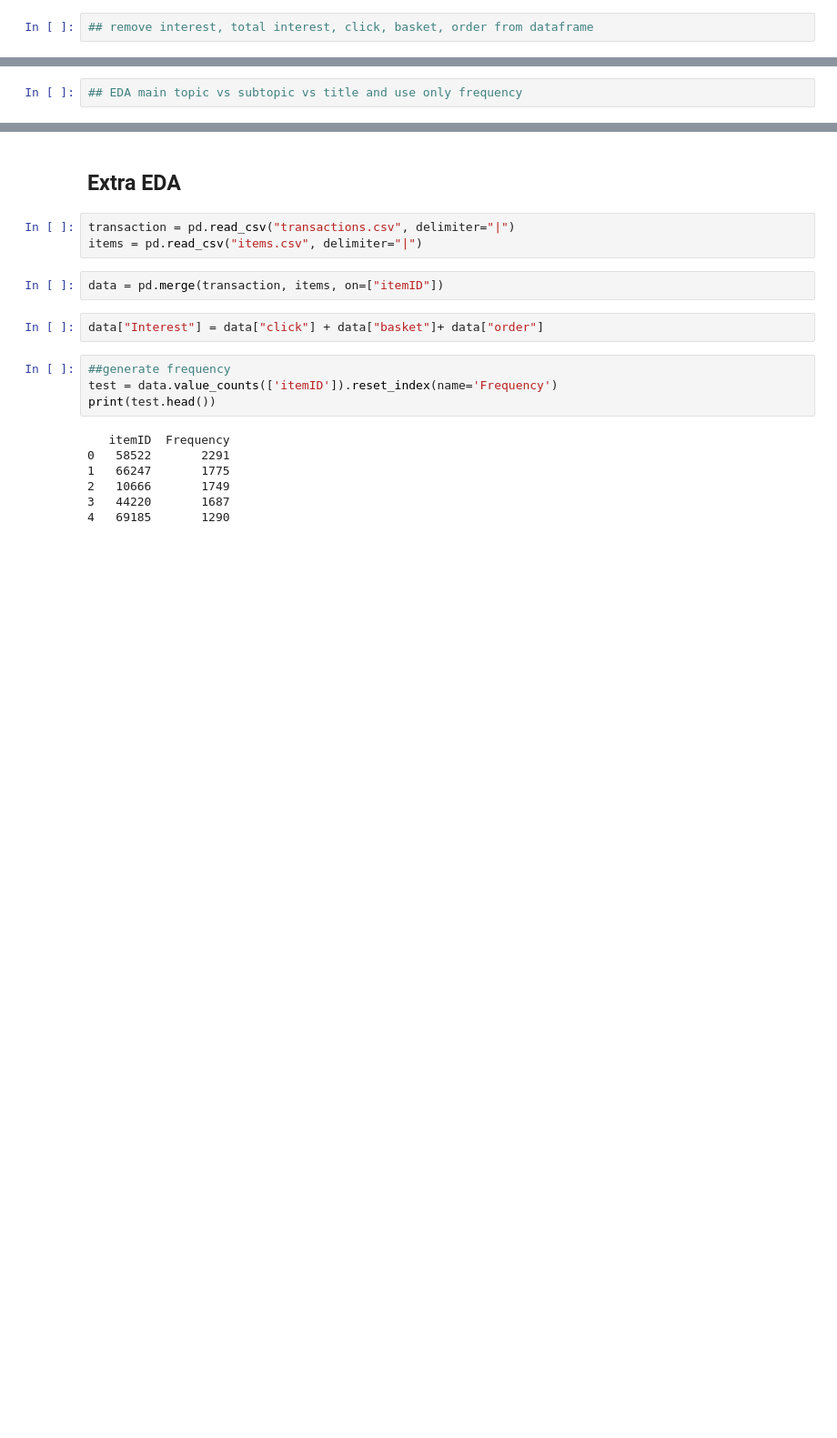
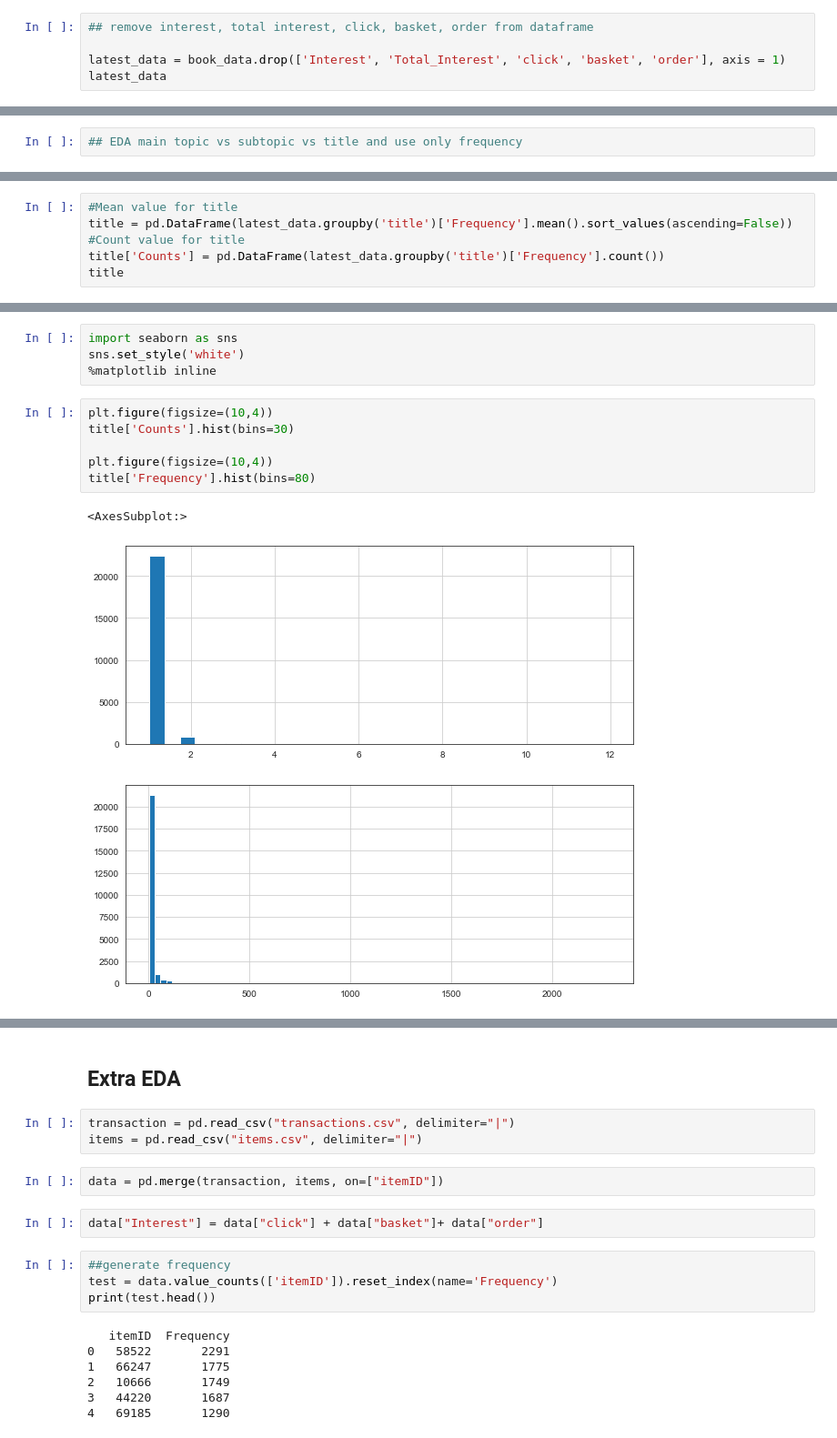
Before and after one commit to SohZongXian/DMC-2021, a Jupyter notebook: DMC script.ipynb, the cells around one changed output, grey strips where cells are left out. Shown: that part at 91% size. Drawn from its saved outputs; the diff is of its cells as text; blank space fills up the shorter version.

```diff
--- a/DMC script.ipynb
+++ b/DMC script.ipynb
@@ -280,2 +286,5 @@ plt.show()
 # %%
 ## remove interest, total interest, click, basket, order from dataframe
+
+latest_data = book_data.drop(['Interest', 'Total_Interest', 'click', 'basket', 'order'], axis = 1)
+latest_data
@@ -283,0 +364,6 @@ plt.show()
+# %%
+#Mean value for title
+title = pd.DataFrame(latest_data.groupby('title')['Frequency'].mean().sort_values(ascending=False))
+#Count value for title
+title['Counts'] = pd.DataFrame(latest_data.groupby('title')['Frequency'].count())
+title
@@ -283,0 +406,14 @@ plt.show()
+# %%
+import seaborn as sns
+sns.set_style('white')
+%matplotlib inline
+# %%
+plt.figure(figsize=(10,4))
+title['Counts'].hist(bins=30)
+
+plt.figure(figsize=(10,4))
+title['Frequency'].hist(bins=80)
+# %% [output]
+<AxesSubplot:>
+[figure, added]
+[figure, added]
```
Also changed, not shown: parts of 19 cells of this notebook.
